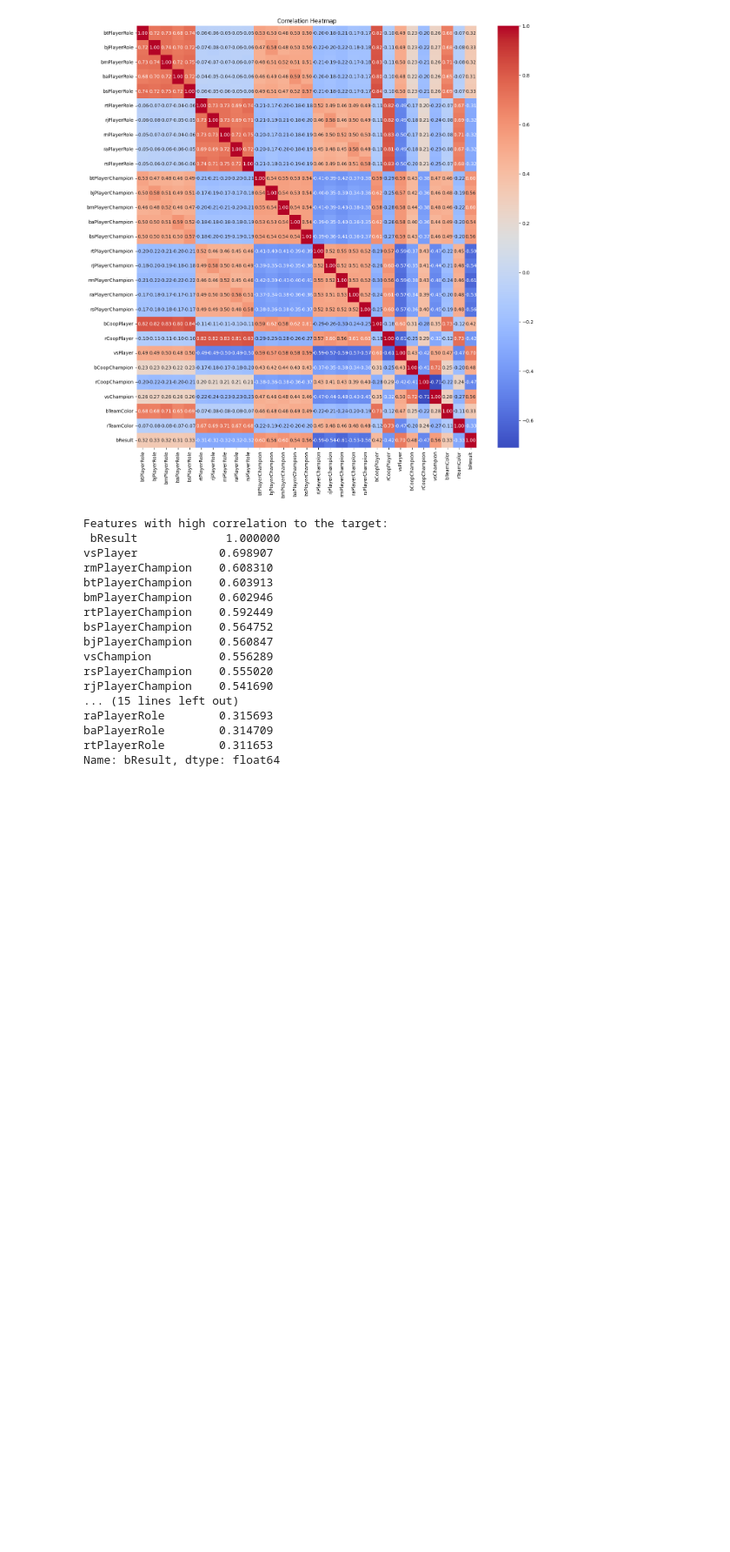
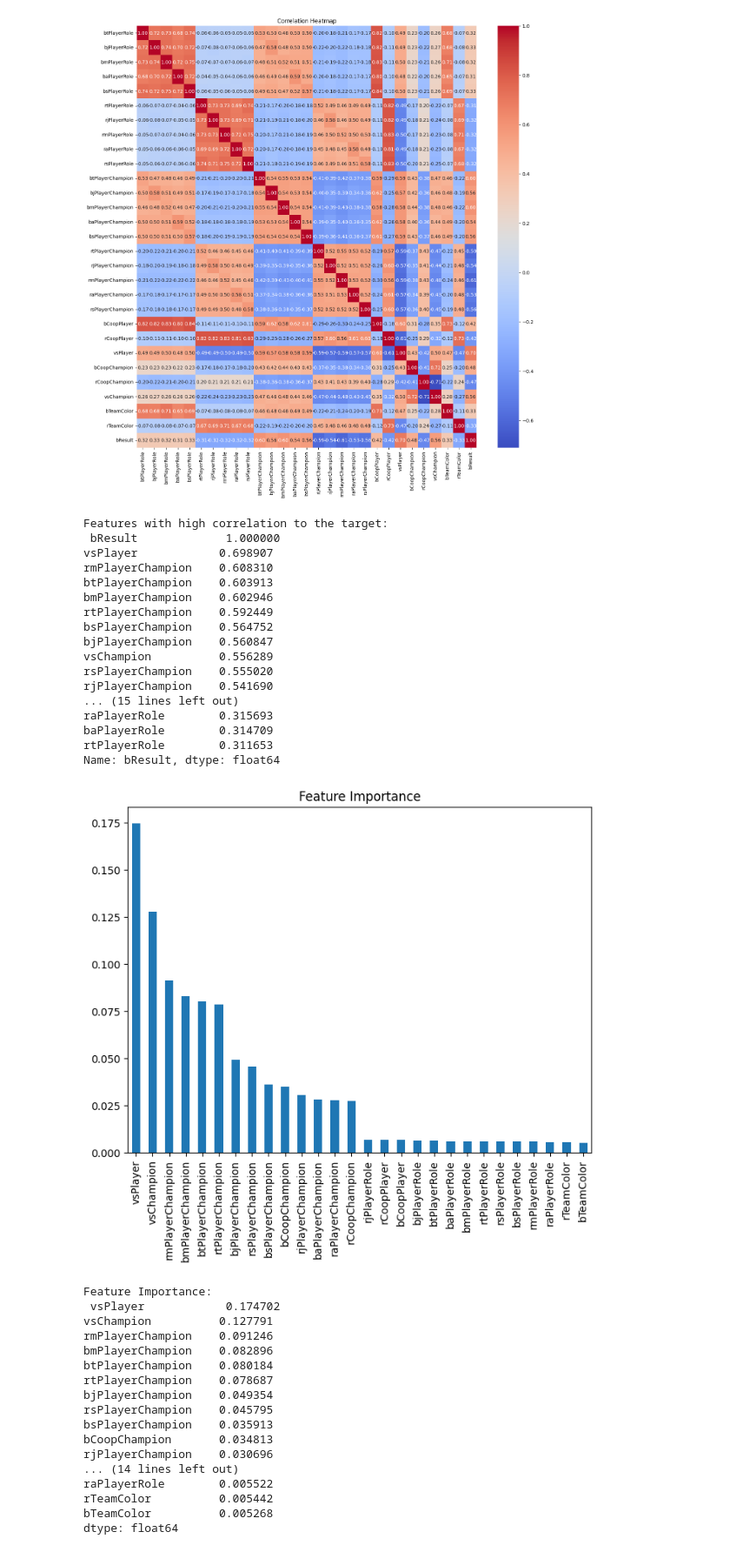
Before and after one commit to scotty-hoag/csci-567, a Jupyter notebook: code/ml_metrics.ipynb, the cells around one changed output. Shown: that part at 87% size. Saved outputs shown, nothing was run; the diff lists cells and outputs as text; code cells hidden in the pictures; blank space fills up the shorter version.

```diff
--- a/code/ml_metrics.ipynb
+++ b/code/ml_metrics.ipynb
@@ -52,3 +50,40 @@ raPlayerRole        0.315693
 baPlayerRole        0.314709
 rtPlayerRole        0.311653
 Name: bResult, dtype: float64
+# %%
+from sklearn.ensemble import RandomForestClassifier
+from sklearn.preprocessing import StandardScaler
+from sklearn.pipeline import Pipeline
+
+model_rfc = RandomForestClassifier(random_state=42)
+model_rfc.fit(x_train, y_train)
+
+feature_importance = pd.Series(model_rfc.feature_importances_, index=x_train.columns)
+feature_importance = feature_importance.sort_values(ascending=False)
+
+# Plot feature importance
+plt.figure(figsize=(8, 6))
+feature_importance.plot(kind='bar')
+plt.title("Feature Importance")
+plt.show()
+
+print("Feature Importance:\n", feature_importance)
+# %% [output]
+[figure, added]
+Feature Importance:
+ vsPlayer            0.174702
+vsChampion          0.127791
+rmPlayerChampion    0.091246
+bmPlayerChampion    0.082896
+btPlayerChampion    0.080184
+rtPlayerChampion    0.078687
+bjPlayerChampion    0.049354
+rsPlayerChampion    0.045795
+bsPlayerChampion    0.035913
+bCoopChampion       0.034813
+rjPlayerChampion    0.030696
+... (14 lines left out)
+raPlayerRole        0.005522
+rTeamColor          0.005442
+bTeamColor          0.005268
+dtype: float64
```
Also changed, not shown: parts of 3 cells of this notebook, 5 other files.
